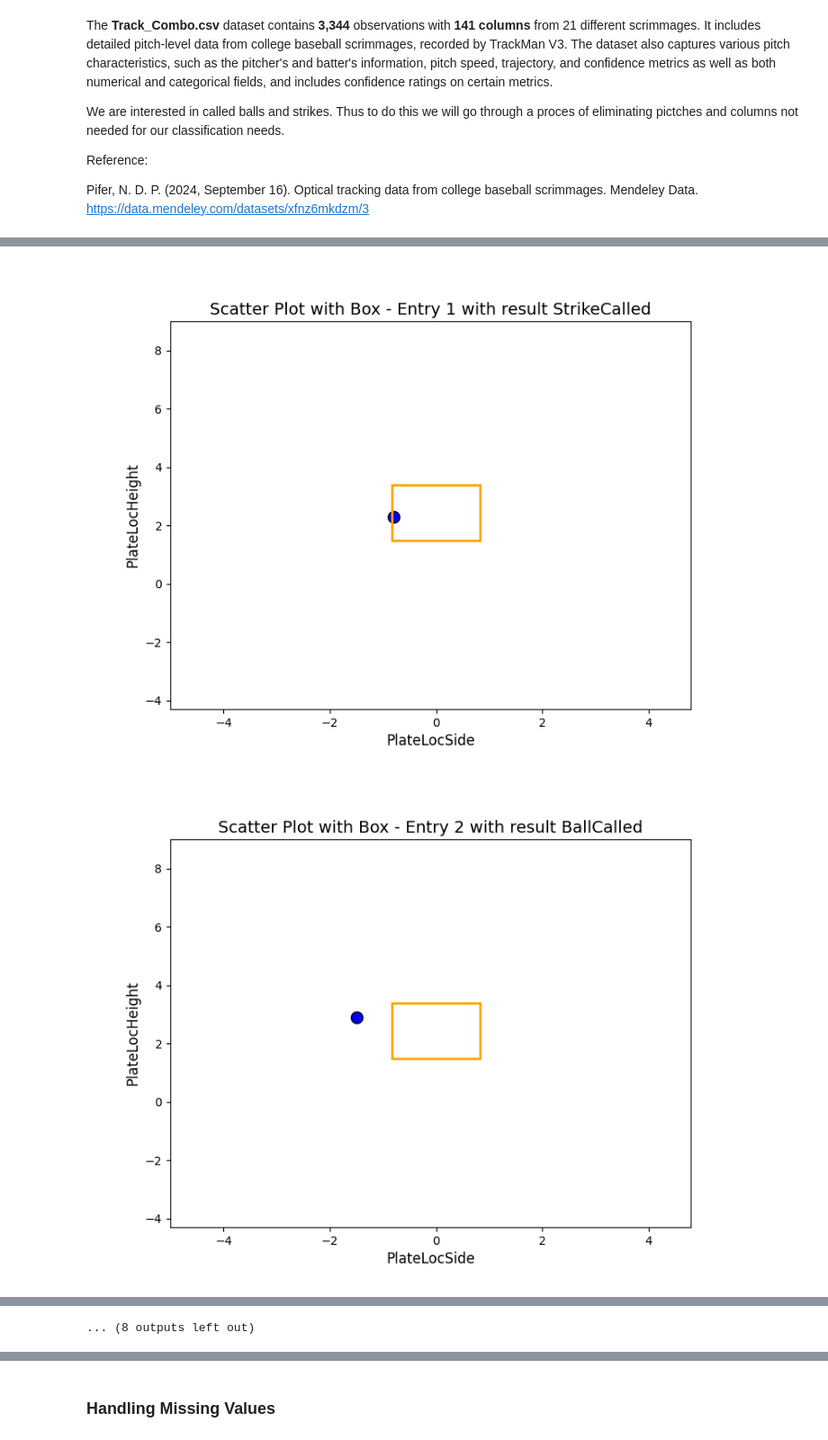
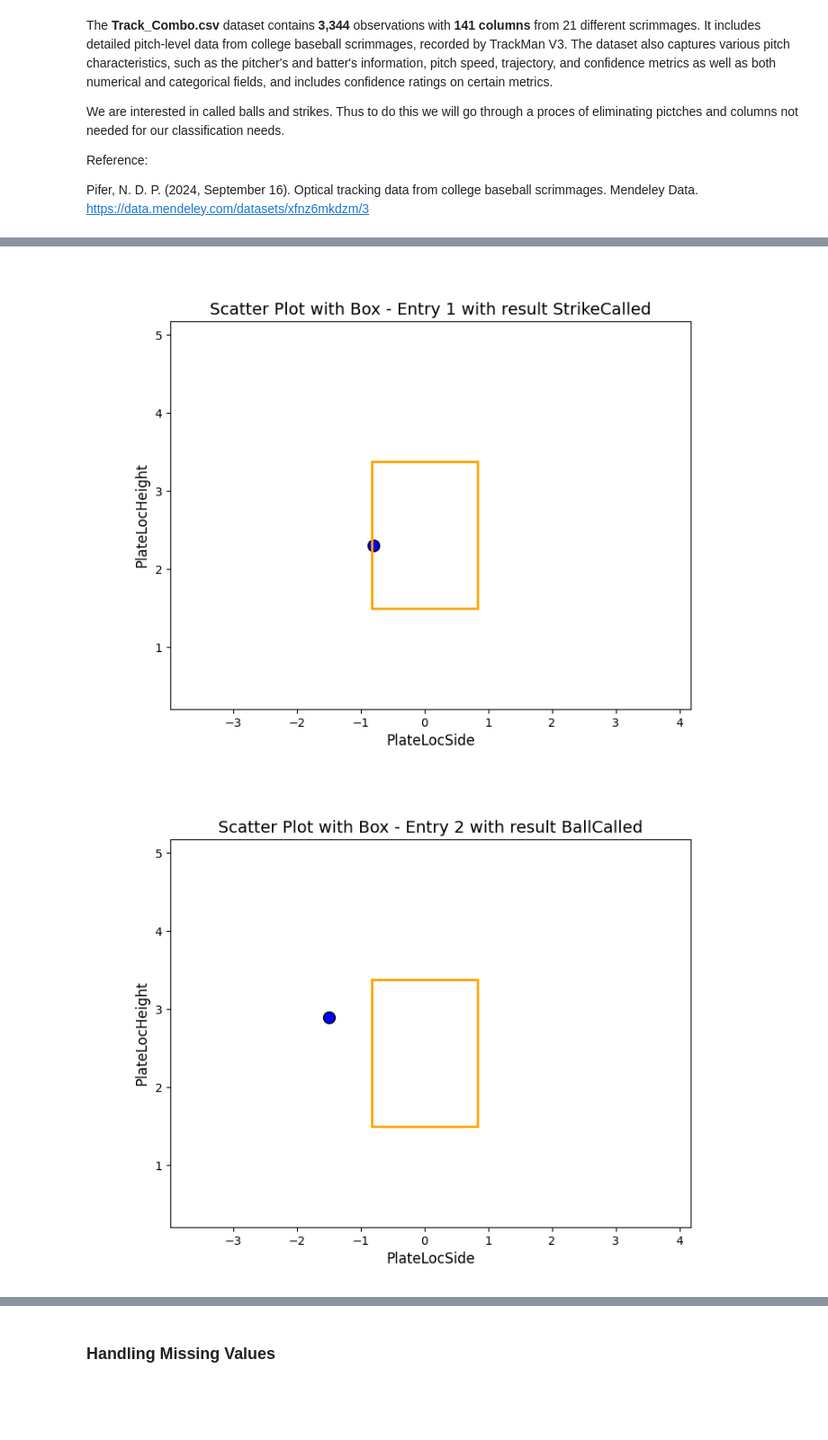
Before and after one commit to indexjoseph/BaseballOpticsAnalysis, a Jupyter notebook: BaseballOpticsAnalysis_EDA.ipynb, the cells around one changed output, grey strips where cells are left out. Shown at 90% size. Saved outputs shown, nothing was run; the diff lists cells and outputs as text; code cells hidden in the pictures; blank space fills up the shorter version.

```diff
--- a/BaseballOpticsAnalysis_EDA.ipynb
+++ b/BaseballOpticsAnalysis_EDA.ipynb
@@ -25,4 +25,12 @@ classification_needs = baseball_data[cols_to_not_drop]
 #print(classification_needs)
 
 # Removing the un needed pitch calls
+# We dont want foul ball, strike swinging, etc as the location of those pitches may throw the model off
 df_filtered = classification_needs[classification_needs["PitchCall"].isin(['StrikeCalled', 'BallCalled'])]
+
+# remove two rows with null entries
+df_filt_no_null = df_filtered.dropna()
+
+
+print(df_filt_no_null.head())
+print(df_filt_no_null.shape)
@@ -32,39 +82,21 @@ import matplotlib.pyplot as plt
 import io
 from PIL import Image
 
-
-# Define in feet the dimentisons of the strike zone for our images
-Lower =1.5
-Upper =3.3773
-Side =.83083
-
 ## List to store the images
 image_list = []
 
-# Define the coordinates for the box (xmin, ymin, width, height)
-xmin = -1*Side  # Example value for the lower left x-coordinate of the box
-ymin = Lower  # Example value for the lower left y-coordinate of the box
-width = 2 * Side  # Width of the box
-height = Upper-Lower  # Height of the box
 
 # Get the global min and max for PlateLocSide and PlateLocHeight
-x_min = df_filtered['PlateLocSide'].min()
-x_max = df_filtered['PlateLocSide'].max()
-y_min = df_filtered['PlateLocHeight'].min()
-y_max = df_filtered['PlateLocHeight'].max()
+x_min = df_filtered['PlateLocSide'].min() + .2
+x_max = df_filtered['PlateLocSide'].max() + .2
+y_min = df_filtered['PlateLocHeight'].min() + .2
+y_max = df_filtered['PlateLocHeight'].max() + .2
 
-# Optionally, add some padding to the axes to make sure points are not on the edge
-x_padding = (x_max - x_min) * 0.1  # 10% padding
-y_padding = (y_max - y_min) * 0.1  # 10% padding
 
-# Set the final axis limits
-x_min -= x_padding
-x_max += x_padding
-y_min -= y_padding
-y_max += y_padding
 
 # Create scatter plots one by one, plotting only a single entry per plot
-for i in range(20):
+#for i in range(len(df_filtered)):
+for i in range(0, 5):
     # Get the specific entry to plot (single row)
     entry = df_filtered.iloc[i]
 
@@ -98,13 +130,9 @@ for i in range(20):
 
     # Close the plot to avoid overlapping
     plt.close()
-
-# Now `image_list` contains the images as PIL Image objects
-# Example of accessing the first image in the list:
-image_list[0].show()  # Display the first plot image
 # %%
-for im in image_list:
+for im in image_list[0:5]:
     display(im)
 # %% [output]
-[figure, old version]
+[figure, new version]
-[figure, old version]
+[figure, new version]
@@ -121 +141,0 @@ for im in image_list:
-... (8 outputs left out)
```
Also changed, not shown: parts of 11 cells of this notebook.
